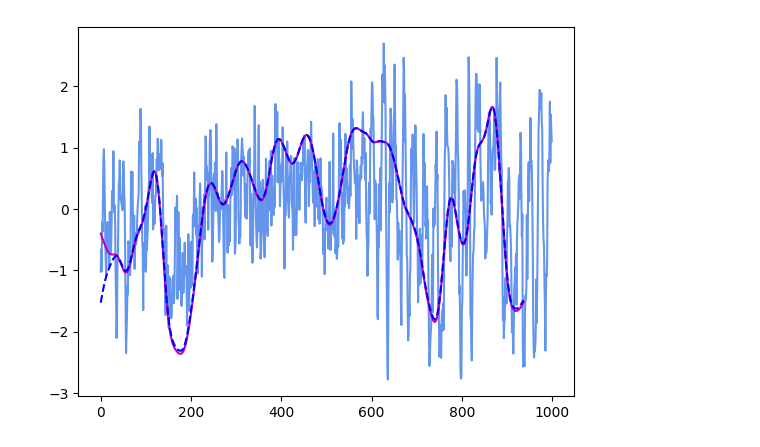
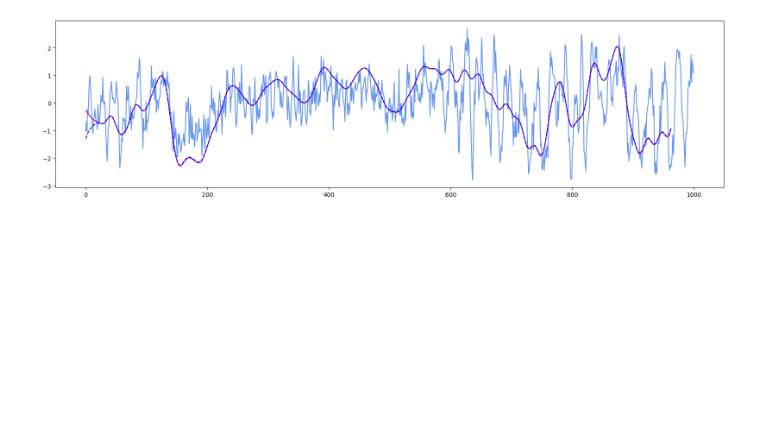
Before and after one commit to philippe-dpz/EEG_proj_repo, a Jupyter notebook: notebooks/Brn_EEG.ipynb, the cells around one changed output. Drawn from its saved outputs; the diff is of its cells as text; code cells hidden in the pictures; blank space fills up the shorter version.

Commit message:
Update Brn_EEG.ipynb
240620-2354 Mis à Jour.
- Premier test d'instanciation d'un objet mne à partir de données brutes issues d'un fichier csv.

```diff
--- a/notebooks/Brn_EEG.ipynb
+++ b/notebooks/Brn_EEG.ipynb
@@ -110,55 +131,33 @@ def simple_thresholding(serie : np.array) -> tuple[float, list] :
 
     return peak, serie / peak
 # %%
-path = "C:/W/DST/mar24_cds_eeg/data/data.zip"
+path = "../data/data.zip"
 
 df_train_pkl = pkl_in_zip(path, fichier_specifique = 'epoched_train.pkl')
-df_train_csv = csv_in_zip(path, sous_repertoir = 'train', fichiers_specifiques = ['B0101T.csv'])
+df_train_csv = csv_in_zip(path, sous_repertoir = 'train', fichiers_specifiques = ['B0101T.csv'])[0]
 # %%
 from scipy import signal, fft, stats # type: ignore # , fftfreq
 
 import matplotlib.pyplot as plt # type: ignore
-import seaborn as sns           # type: ignore
+# import seaborn as sns         # type: ignore
 # import plotly.plotly as py    # type: ignore
-
-sample_rate = 250 # Hz
 
 rw      = df_train_pkl['C3'][0]
 rz      = rw.copy()
 ro      = rw.copy()
 n       = 25
-alpha   = 1 / 3.5
+alpha   = 1 / 2.5
 
 for _ in range(n) :
     rz = Simple_exponential_smoothing(rz, alpha, 0)
     ro = Simple_exponential_smoothing(ro, alpha)
 
 recal = int(n / alpha)
 
+plt.figure(figsize = (20, 5))
 plt.plot(stats.zscore(rw), color = 'cornflowerblue')
 plt.plot(stats.zscore(rz[recal: ]), 'm')
-plt.plot(stats.zscore(ro[recal: ]), '--', color = 'blue') #
+plt.plot(stats.zscore(ro[recal: ]), '--', color = 'blue')
 plt.show();
-
-
-# xf = fftfreq(len(rw), 1 / sample_rate)
-
-# sns.displot(kind = 'kde', data = pd.DataFrame(rw))  #, hue = 'flankers'
-
-# plt.plot(stats.zscore(Simple_exponential_smoothing(rw, alpha / n))[int(1 / alpha) * n: ])
-
-# print(simple_thresholding(rw)), '--'
-
-# ls2 = moving_average(rw, 10)
-# ls3 = signal.order_filter(rw, np.ones(3), 1)
-# ls4 = signal.medfilt(rw)
-
-# print(rw[peaks])
-
-# signal.wiener(rw, noise = 100)
-
-# plt.plot(rw, color = 'silver')
-# plt.plot(ls1, 'b')
-# plt.plot(ls4, 'g--')
 # %% [output]
-[figure, old version]
+[figure, new version]
```
Also changed, not shown: parts of 9 cells of this notebook.
